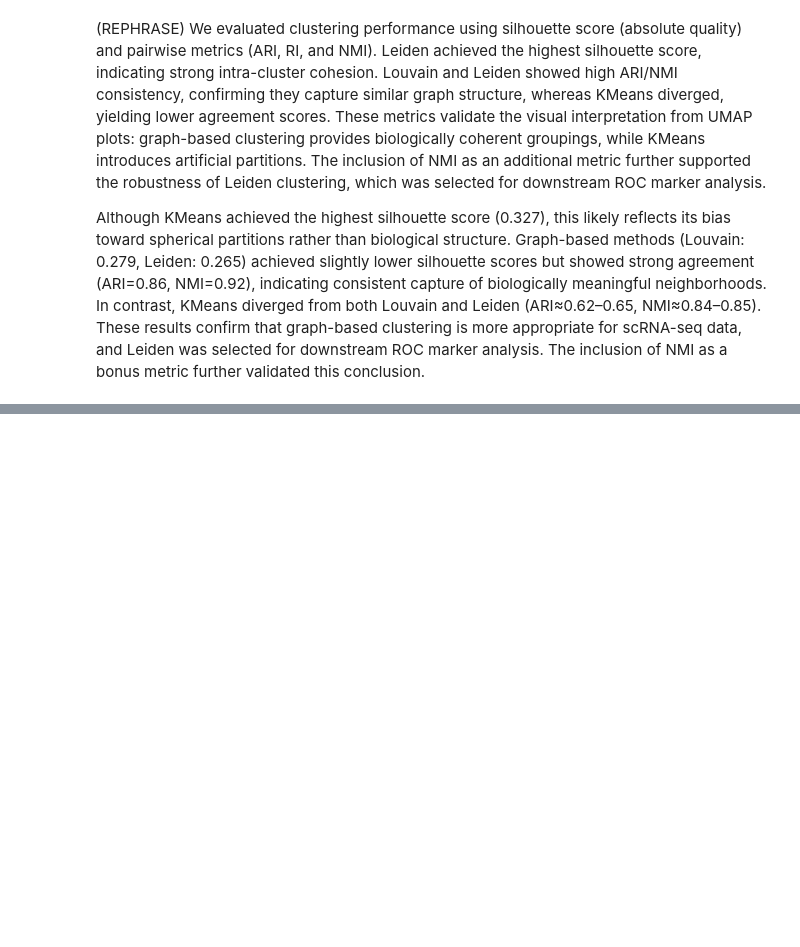
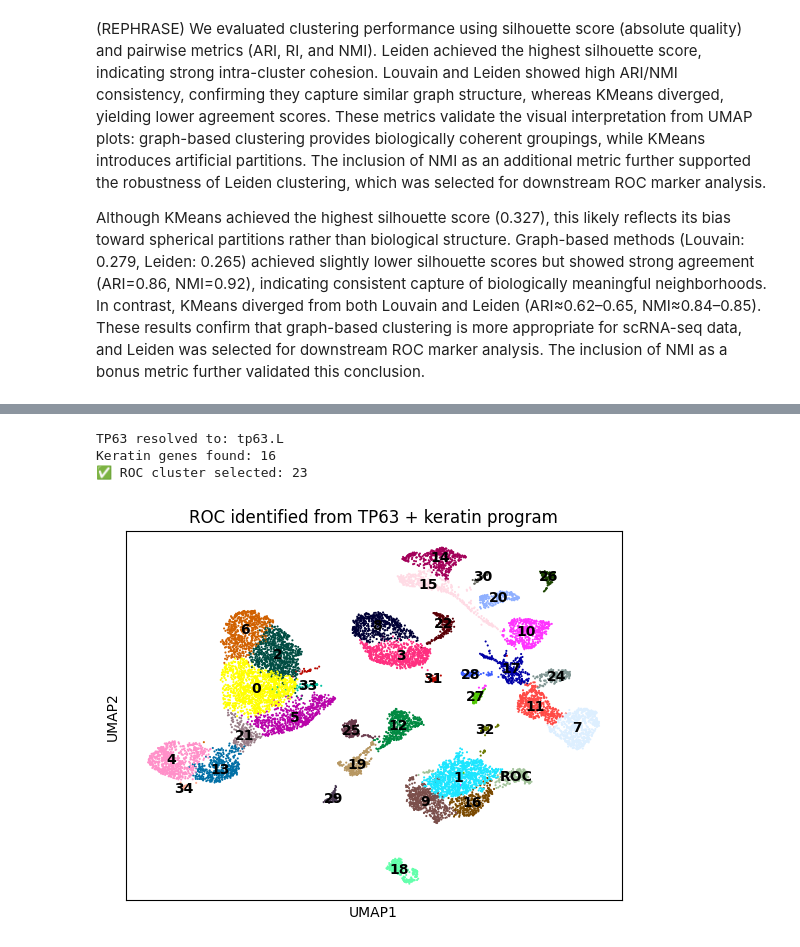
Before and after one commit to biohackingmathematician/MLGenomics, a Jupyter notebook: Frog_and_tail.ipynb, the cells around one changed output, grey strips where cells are left out. Drawn from its saved outputs; the diff is of its cells as text; code cells hidden in the pictures; blank space fills up the shorter version.

```diff
--- a/Frog_and_tail.ipynb
+++ b/Frog_and_tail.ipynb
@@ -745,0 +571,69 @@ Overlap all three: 71
+# %%
+# Normalize symbols
+def norm_symbol(s: str) -> str:
+    s = str(s).upper().strip()
+    s = re.sub(r"\s+", "", s)
+    s = re.sub(r"[_-]", "", s)
+    s = re.sub(r"(\.L|\.S)$", "", s)    # drop Xenopus .L/.S suffixes
+    s = re.sub(r"\.\d+$", "", s)        # drop .1, .2
+    return s
+
+adata_hvg.var["symbol_norm"] = adata_hvg.var["symbol"].map(norm_symbol)
+
+# Lookup
+sym_to_var = {}
+for vname, sn in zip(adata_hvg.var_names, adata_hvg.var["symbol_norm"]):
+    sym_to_var.setdefault(sn, vname)
+
+def find_var(sym):
+    return sym_to_var.get(norm_symbol(sym), None)
+
+# Known ROC drivers
+tp63_var = find_var("TP63")
+keratin_vars = adata_hvg.var.index[
+    adata_hvg.var["symbol_norm"].str.startswith(("KRT","KRTL"), na=False)
+].tolist()
+
+print("TP63 resolved to:", tp63_var)
+print("Keratin genes found:", len(keratin_vars))
+
+# Compute per-cell scores
+if tp63_var is not None:
+    tp63_vec = adata_hvg[:, tp63_var].X
+    tp63_vec = tp63_vec.toarray().ravel() if hasattr(tp63_vec, "toarray") else np.asarray(tp63_vec).ravel()
+else:
+    tp63_vec = np.zeros(adata_hvg.n_obs)
+
+if len(keratin_vars) >= 3:
+    sc.tl.score_genes(adata_hvg, keratin_vars, score_name="KRT_score", use_raw=False)
+    krt_vec = adata_hvg.obs["KRT_score"].values
+else:
+    krt_vec = np.zeros(adata_hvg.n_obs)
+
+df = pd.DataFrame({
+    "cluster": adata_hvg.obs["leiden"].astype(str),
+    "TP63": tp63_vec,
+    "KRT": krt_vec
+})
+
+# Z-normalize and combine
+def z(x): return (x - np.mean(x)) / (np.std(x) if np.std(x) > 0 else 1)
+df["ROC_signal"] = (z(df["TP63"]) + z(df["KRT"])) / 2
+cluster_scores = df.groupby("cluster")["ROC_signal"].mean().sort_values(ascending=False)
+roc_cluster = cluster_scores.index[0]
+
+print("✅ ROC cluster selected:", roc_cluster)
+
+# Annotate
+adata_hvg.obs["annotation"] = adata_hvg.obs["leiden"].astype(str)
+adata_hvg.obs.loc[adata_hvg.obs["leiden"].astype(str) == roc_cluster, "annotation"] = "ROC"
+adata_hvg.obs["annotation"] = adata_hvg.obs["annotation"].astype("category")
+
+# Plot ROC cluster highlighted
+sc.pl.umap(adata_hvg, color="annotation", legend_loc="on data",
+           title="ROC identified from TP63 + keratin program")
+# %% [output]
+TP63 resolved to: tp63.L
+Keratin genes found: 16
+✅ ROC cluster selected: 23
+[figure, added]
```
Also changed, not shown: parts of 29 cells of this notebook.
